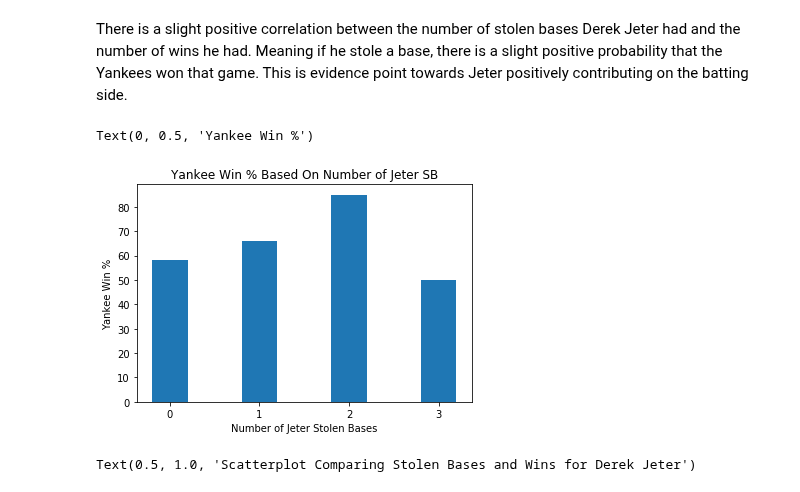
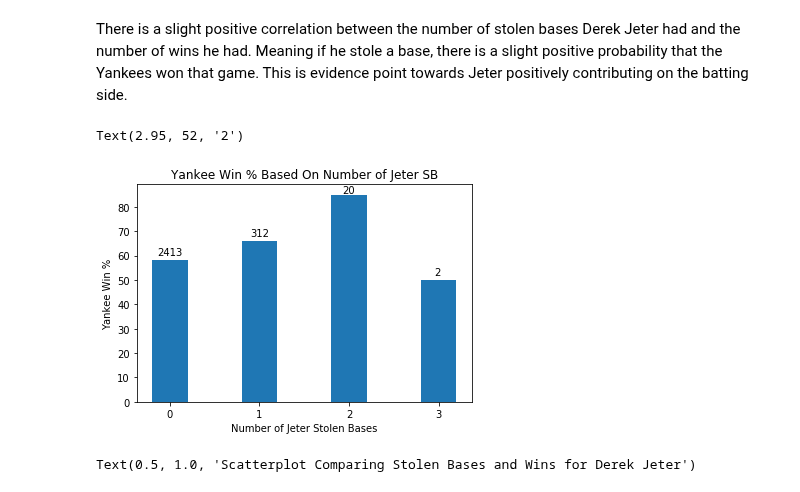
Before and after one commit to mattmaitland1/DerekJeterAnalysis, a Jupyter notebook: Project.ipynb, the cells around one changed output. Saved outputs shown, nothing was run; the diff lists cells and outputs as text; code cells hidden in the pictures.

```diff
--- a/Project.ipynb
+++ b/Project.ipynb
@@ -130,18 +130,22 @@ There is a slight positive correlation between the number of stolen bases Derek
 # %%
 zero_SB = jeter.loc[jeter['SB']==0]
 one_SB = jeter.loc[jeter['SB']==1]
 two_SB = jeter.loc[jeter['SB']==2]
 three_SB = jeter.loc[jeter['SB']==3]
 zero_SB["win"].mean()
 x = ['0','1','2','3']
 z = [zero_SB["win"].mean()*100,one_SB["win"].mean()*100,two_SB["win"].mean()*100,three_SB["win"].mean()*100]
 plt.bar(x,z,0.4)
 plt.title('Yankee Win % Based On Number of Jeter SB')
 plt.xlabel("Number of Jeter Stolen Bases")
 plt.ylabel("Yankee Win %")
+plt.text(-.14,60,str(zero_SB["SB"].count()))
+plt.text(.9,68,str(one_SB["SB"].count()))
+plt.text(1.93,85.5,str(two_SB["SB"].count()))
+plt.text(2.95,52,str(three_SB["SB"].count()))
 # %% [output]
-Text(0, 0.5, 'Yankee Win %')
+Text(2.95, 52, '2')
-[figure, old version]
+[figure, new version]
 # %%
 sns.regplot(data = jeter, x = 'SB', y = 'win')
 plt.show
```
